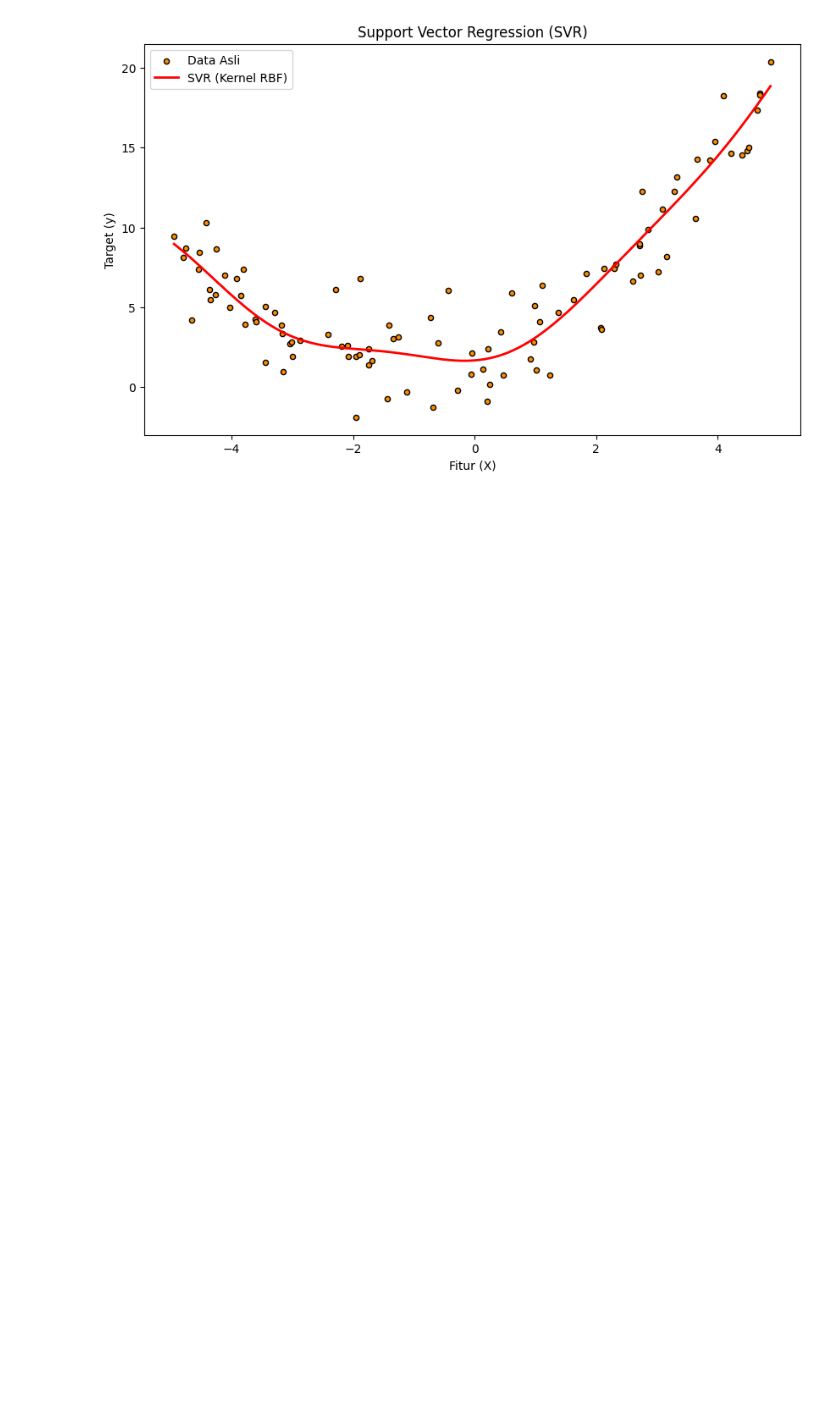
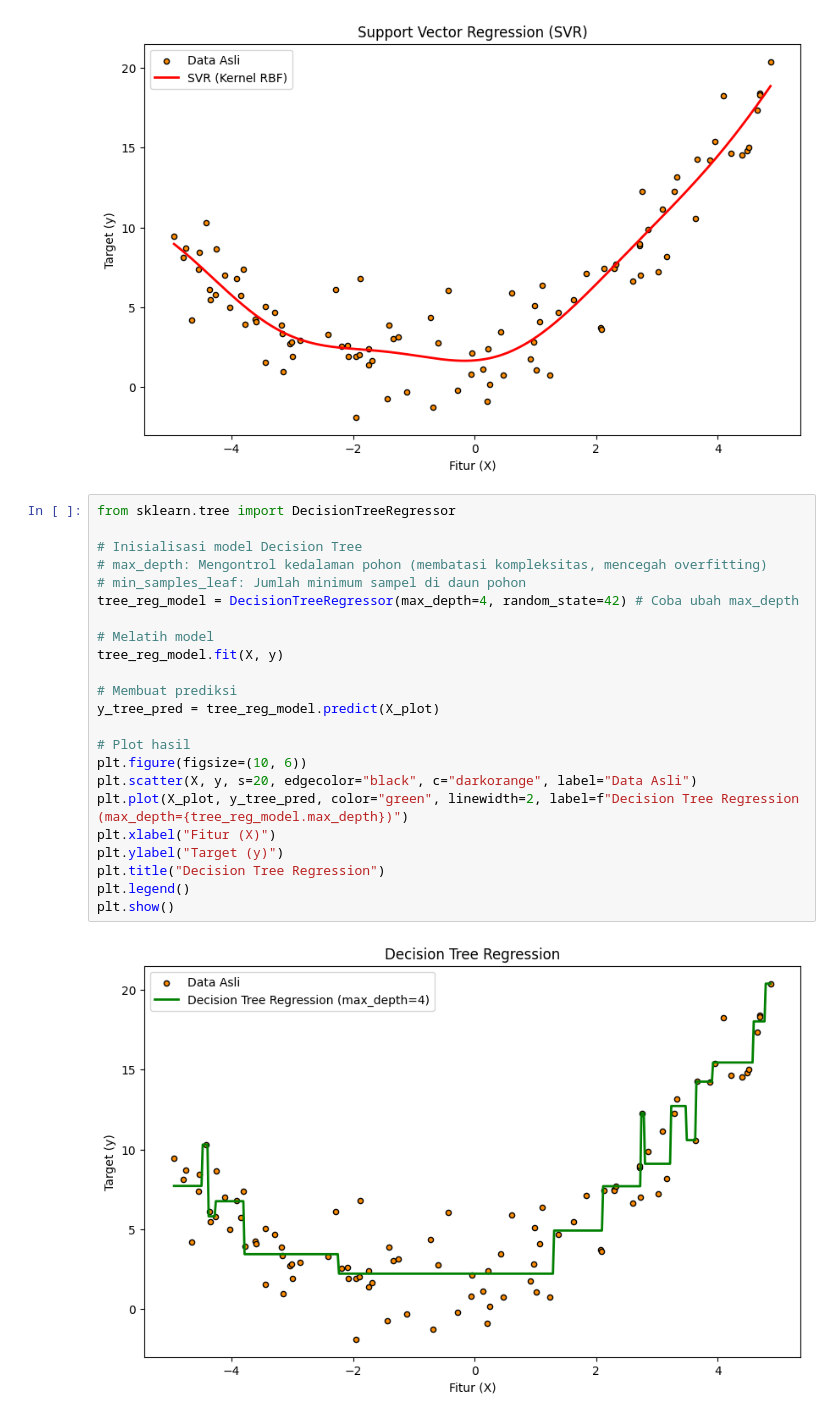
Before and after one commit to HansenDafa/machine-learning, a Jupyter notebook: supervised/regression/linear-regression/main.ipynb, the cells around one changed output. Saved outputs shown, nothing was run; the diff lists cells and outputs as text; blank space fills up the shorter version.

Commit message:
decision-tree-regression

```diff
--- a/supervised/regression/linear-regression/main.ipynb
+++ b/supervised/regression/linear-regression/main.ipynb
@@ -228,3 +228,28 @@ plt.legend()
 plt.show()
 # %% [output]
 [figure]
+# %%
+from sklearn.tree import DecisionTreeRegressor
+
+# Inisialisasi model Decision Tree
+# max_depth: Mengontrol kedalaman pohon (membatasi kompleksitas, mencegah overfitting)
+# min_samples_leaf: Jumlah minimum sampel di daun pohon
+tree_reg_model = DecisionTreeRegressor(max_depth=4, random_state=42) # Coba ubah max_depth
+
+# Melatih model
+tree_reg_model.fit(X, y)
+
+# Membuat prediksi
+y_tree_pred = tree_reg_model.predict(X_plot)
+
+# Plot hasil
+plt.figure(figsize=(10, 6))
+plt.scatter(X, y, s=20, edgecolor="black", c="darkorange", label="Data Asli")
+plt.plot(X_plot, y_tree_pred, color="green", linewidth=2, label=f"Decision Tree Regression (max_depth={tree_reg_model.max_depth})")
+plt.xlabel("Fitur (X)")
+plt.ylabel("Target (y)")
+plt.title("Decision Tree Regression")
+plt.legend()
+plt.show()
+# %% [output]
+[figure, added]
```
